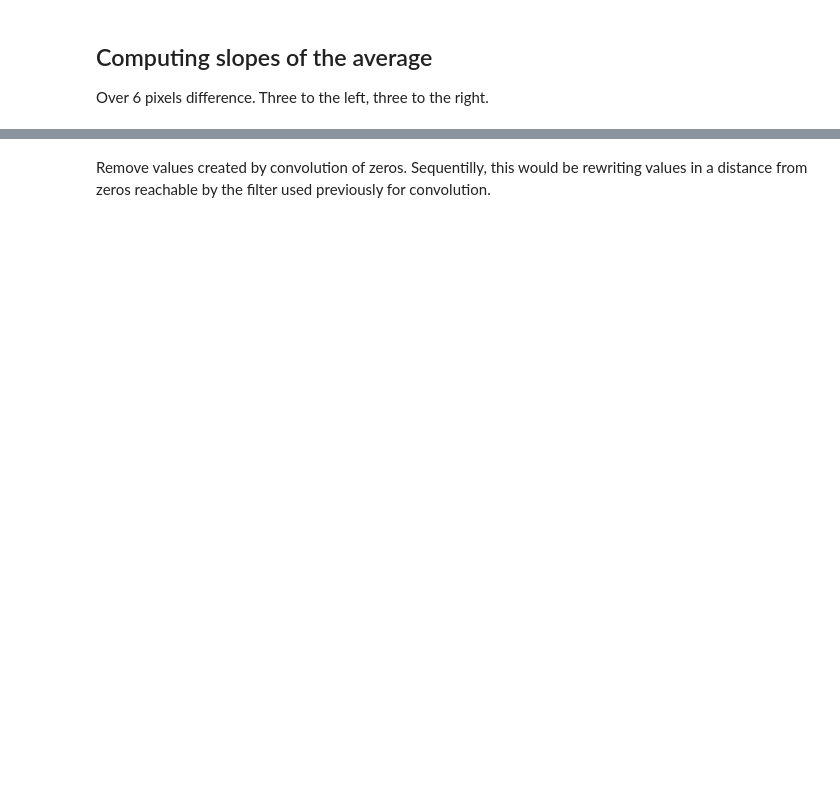
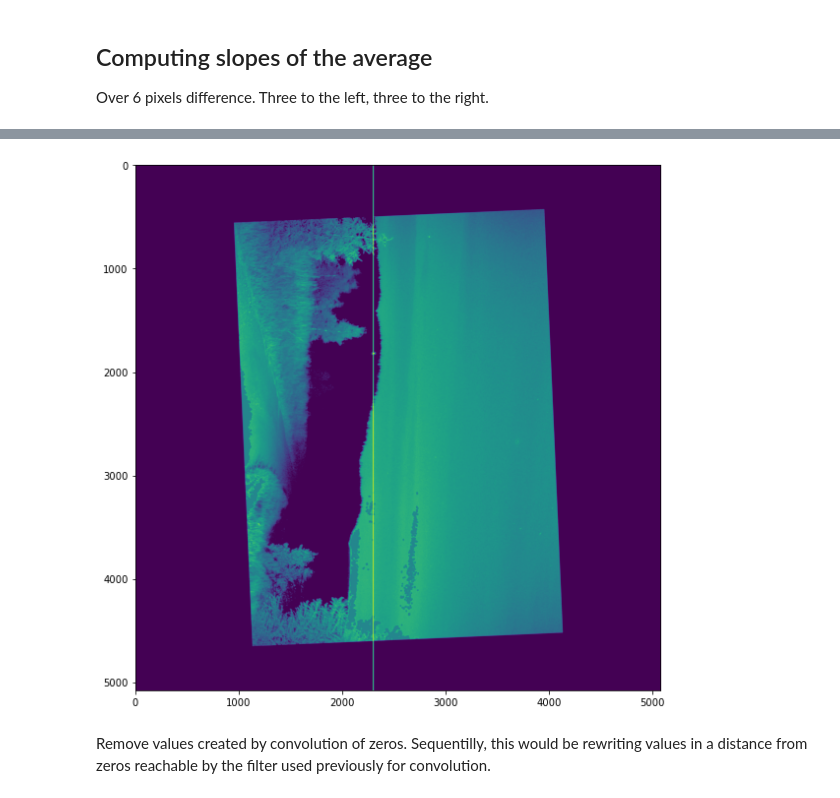
Before and after one commit to LadaOndris/apaler, a Jupyter notebook: src/detection/rotation.ipynb, the cells around one changed output, grey strips where cells are left out. Saved outputs shown, nothing was run; the diff lists cells and outputs as text; code cells hidden in the pictures; blank space fills up the shorter version.

```diff
--- a/src/detection/rotation.ipynb
+++ b/src/detection/rotation.ipynb
@@ -287,3 +286,12 @@ fig.savefig("../files/rotations/filtered_slopes.png")
+# %%
+target_col = np.argmax(d_div_slopes)
+painting = cv2.line(rotated, (target_col, 0), (target_col, rotated.shape[0]), (255, 0, 0), 5)
+# Plot the line
+fig, ax = plt.subplots(figsize=(12,8))
+ax.imshow(painting)
+fig.tight_layout()
+# %% [output]
+[figure, added]
 # %% [markdown]
 Remove values created by convolution of zeros.
 Sequentilly, this would be rewriting values in a distance from zeros
```
Also changed, not shown: parts of 12 cells of this notebook.
